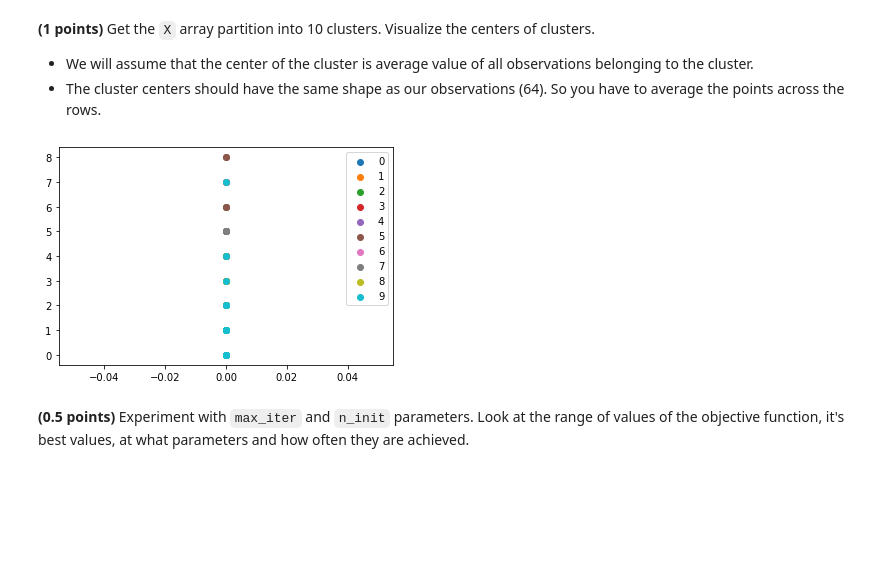
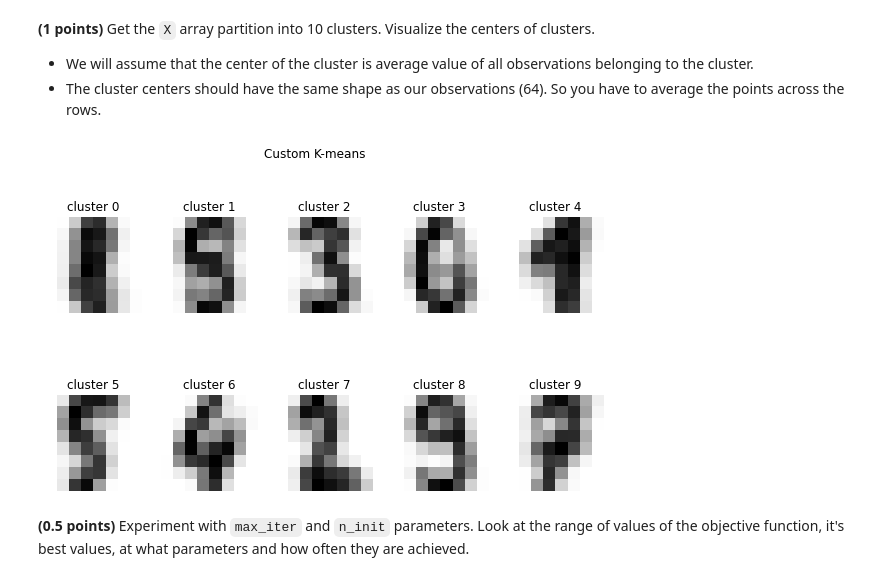
Before and after one commit to Zauralochka/RSSchool_ML, a Jupyter notebook: clustering.ipynb, the cells around one changed output. Saved outputs shown, nothing was run; the diff lists cells and outputs as text; code cells hidden in the pictures; blank space fills up the shorter version.

```diff
--- a/clustering.ipynb
+++ b/clustering.ipynb
@@ -83,7 +76,7 @@ class CustomKMeans:
         self.n_init = n_init
         self.max_iter = max_iter
         self.random_state = RandomState(seed=random_state)
-        self.histoty = []
+        self.history = []
 
     def calculate_distances_to_centroids(self, X, cluster_centers):
         """
@@ -168,14 +161,19 @@ clust = CustomKMeans(n_clusters=10)
 clust.fit(X)
 custom_kmeans_labels = clust.predict(X)
 assert custom_kmeans_labels.shape == (1797,)
-# %%
-# Visualising the clusters
-u_labels = np.unique(custom_kmeans_labels)
-for i in u_labels:
-    plt.scatter(X[custom_kmeans_labels == i , 0] , X[custom_kmeans_labels == i , 1] , label = i)
-plt.legend()
-plt.show()
-# %% [output]
-[figure, removed]
+# %%
+def plot_number_clusters(X, title):
+    fig, axes = plt.subplots(nrows=2, ncols=5, figsize=(10,6))
+
+    for ax, image, label in zip(axes.flatten(), X, range(10)):
+        ax.set_axis_off()
+        ax.imshow(image.reshape((8, 8)), cmap=plt.cm.gray_r)
+        ax.set_title(f'cluster {label}')
+    fig.suptitle(title)
+# %%
+# Visualising the clusters
+plot_number_clusters(clust.cluster_centers_, 'Custom K-means')
+# %% [output]
+[figure, added]
 # %% [markdown]
 **(0.5 points)** Experiment with `max_iter` and `n_init` parameters. Look at the range of values of the objective function, it's best values, at what parameters and how often they are achieved.
```
Also changed, not shown: parts of 8 cells of this notebook.
